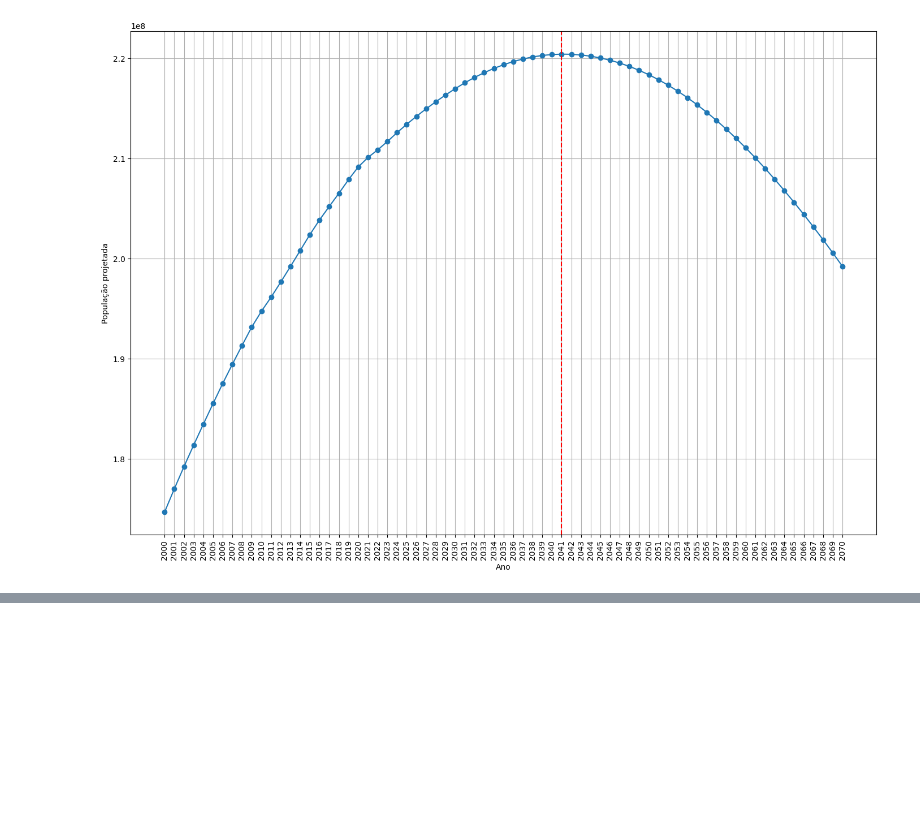
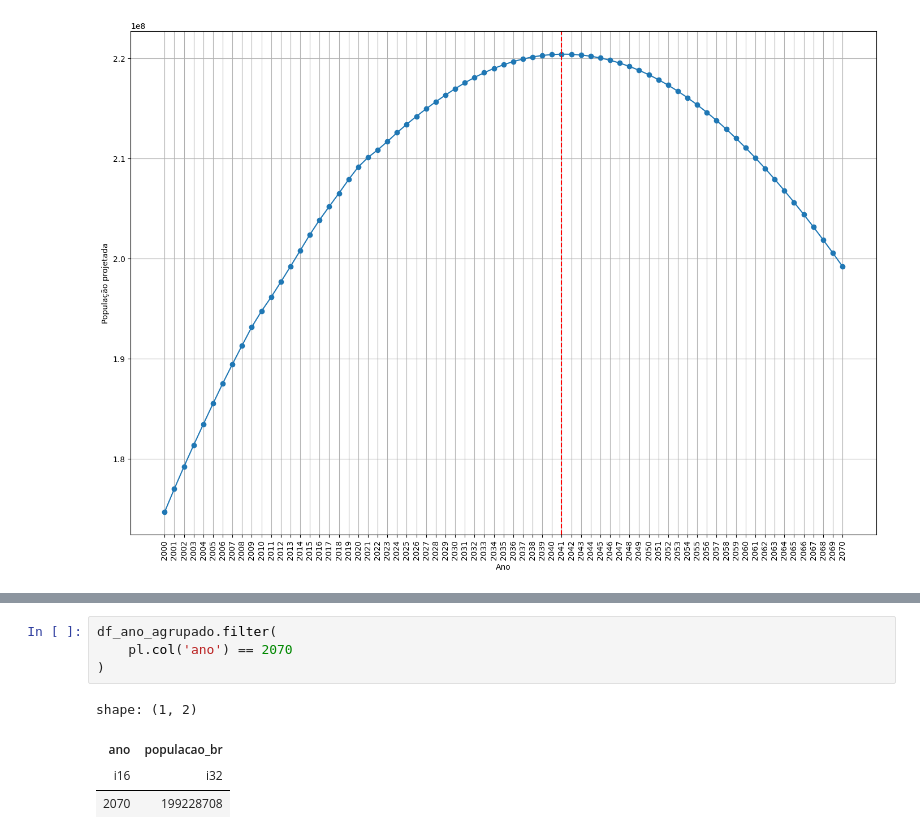
Before and after one commit to LazaroDamasceno/Artigo-Perfil-Eleitoral-BR, a Jupyter notebook: analise_dados/projecao_populacao/projecao_populacao_por_ano.ipynb, the cells around one changed output, grey strips where cells are left out. Cells and saved outputs as stored; diff of their text form; blank space fills up the shorter version.

```diff
--- a/analise_dados/projecao_populacao/projecao_populacao_por_ano.ipynb
+++ b/analise_dados/projecao_populacao/projecao_populacao_por_ano.ipynb
@@ -147,0 +166,9 @@ plt.show()
+# %%
+df_ano_agrupado.filter(
+    pl.col('ano') == 2070
+)
+# %% [output]
+shape: (1, 2)
+| ano | populacao_br |
+| i16 | i32 |
+| 2070 | 199228708 |
```
Also changed, not shown: parts of 3 cells of this notebook.
